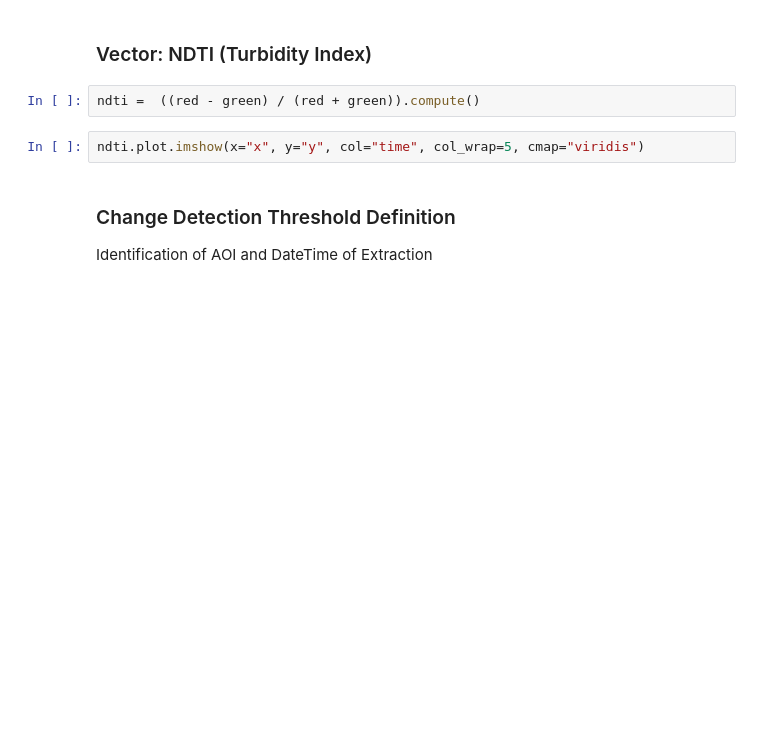
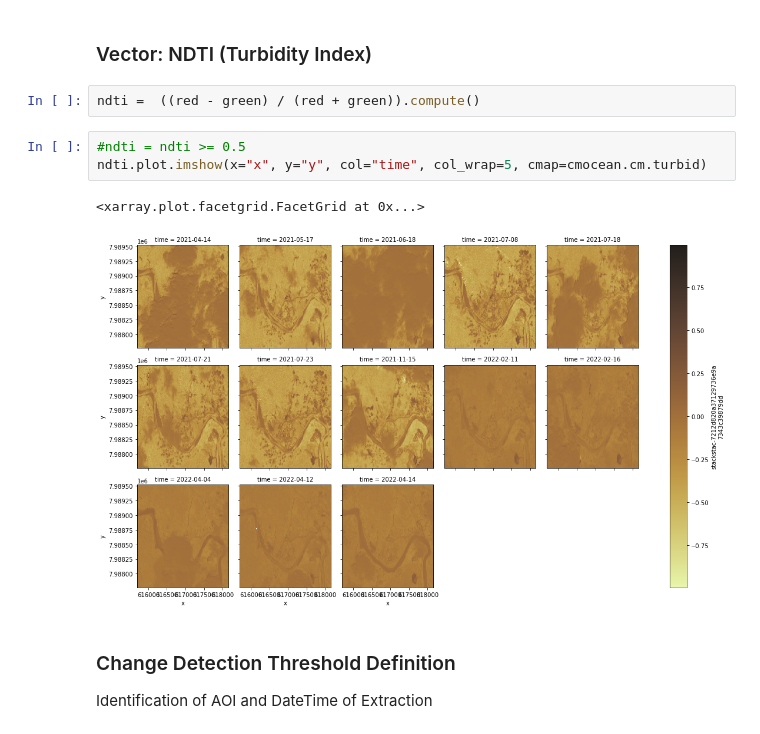
Before and after one commit to sopac/undp_mrd_river_extraction, a Jupyter notebook: river_extraction_monitoring.ipynb, the cells around one changed output. Saved outputs shown, nothing was run; the diff lists cells and outputs as text; blank space fills up the shorter version.

```diff
--- a/river_extraction_monitoring.ipynb
+++ b/river_extraction_monitoring.ipynb
@@ -113,7 +172,11 @@ ndwi.plot.imshow(x="x", y="y", col="time", col_wrap=5, cmap="viridis")
 # %%
 ndti =  ((red - green) / (red + green)).compute()
 # %%
-ndti.plot.imshow(x="x", y="y", col="time", col_wrap=5, cmap="viridis")
+#ndti = ndti >= 0.5
+ndti.plot.imshow(x="x", y="y", col="time", col_wrap=5, cmap=cmocean.cm.turbid)
+# %% [output]
+<xarray.plot.facetgrid.FacetGrid at 0x...>
+[figure, added]
 # %% [markdown]
 ### Change Detection Threshold Definition
 Identification of AOI and DateTime of Extraction
```
Also changed, not shown: parts of 16 cells of this notebook, 2 other files.
